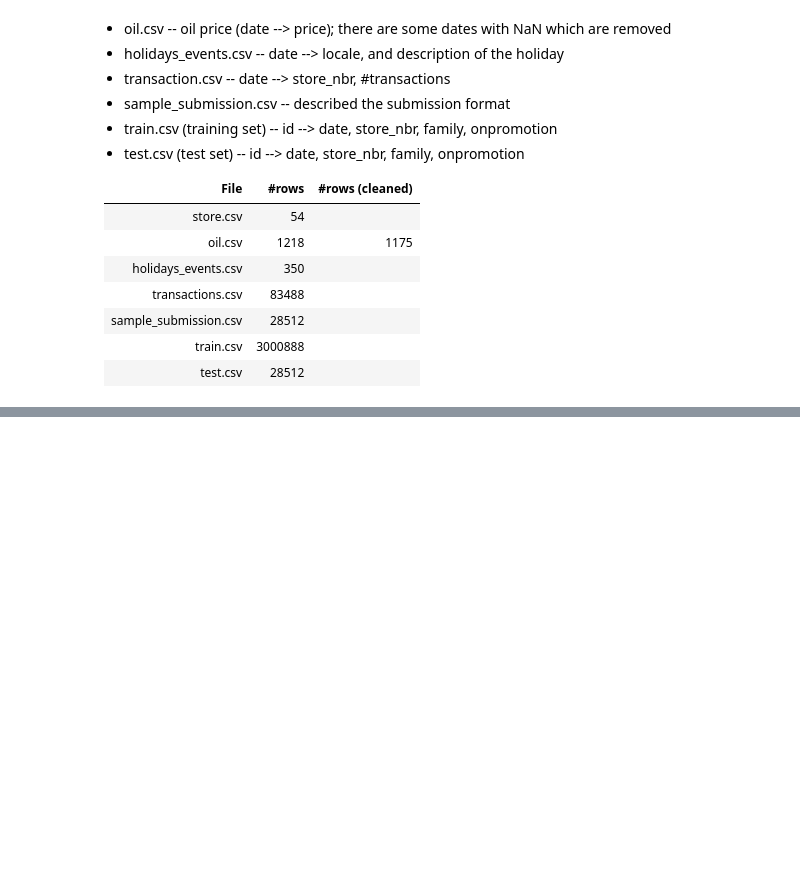
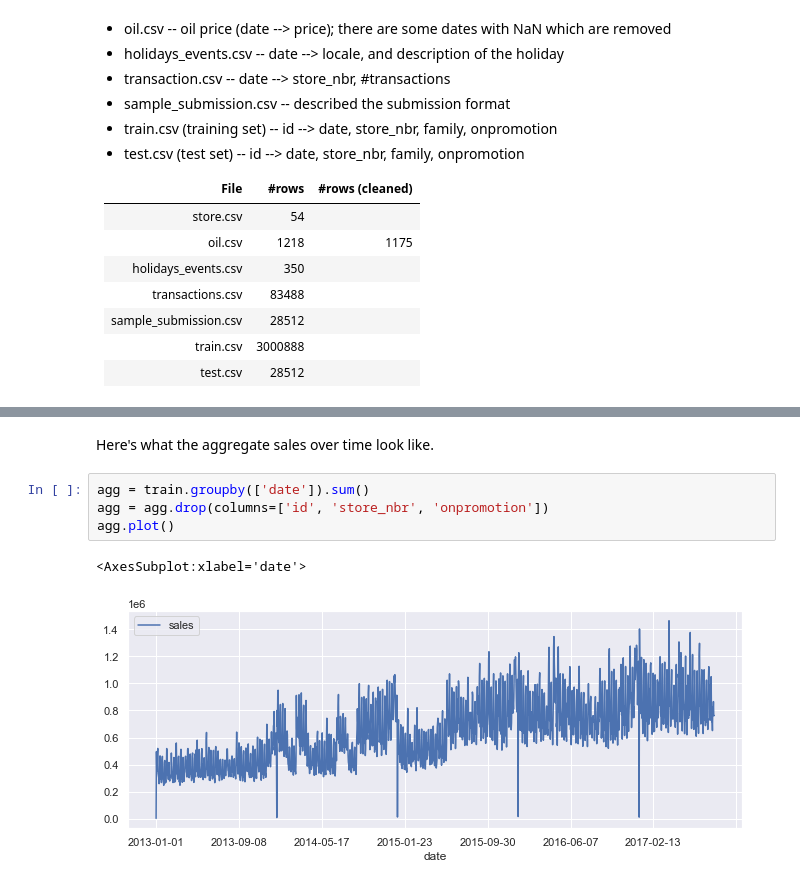
Before and after one commit to suhasAB/store-sales-forecasting, a Jupyter notebook: StoreSales.ipynb, the cells around one changed output, grey strips where cells are left out. Drawn from its saved outputs; the diff is of its cells as text; blank space fills up the shorter version.

```diff
--- a/StoreSales.ipynb
+++ b/StoreSales.ipynb
@@ -303,0 +328,9 @@ There are $30000888$ rows in the training set, and there are $33$ unique "family
+# %% [markdown]
+Here's what the aggregate sales over time look like.
+# %%
+agg = train.groupby(['date']).sum()
+agg = agg.drop(columns=['id', 'store_nbr', 'onpromotion'])
+agg.plot()
+# %% [output]
+<AxesSubplot:xlabel='date'>
+[figure, added]
```
Also changed, not shown: parts of 13 cells of this notebook, 1 other file.
